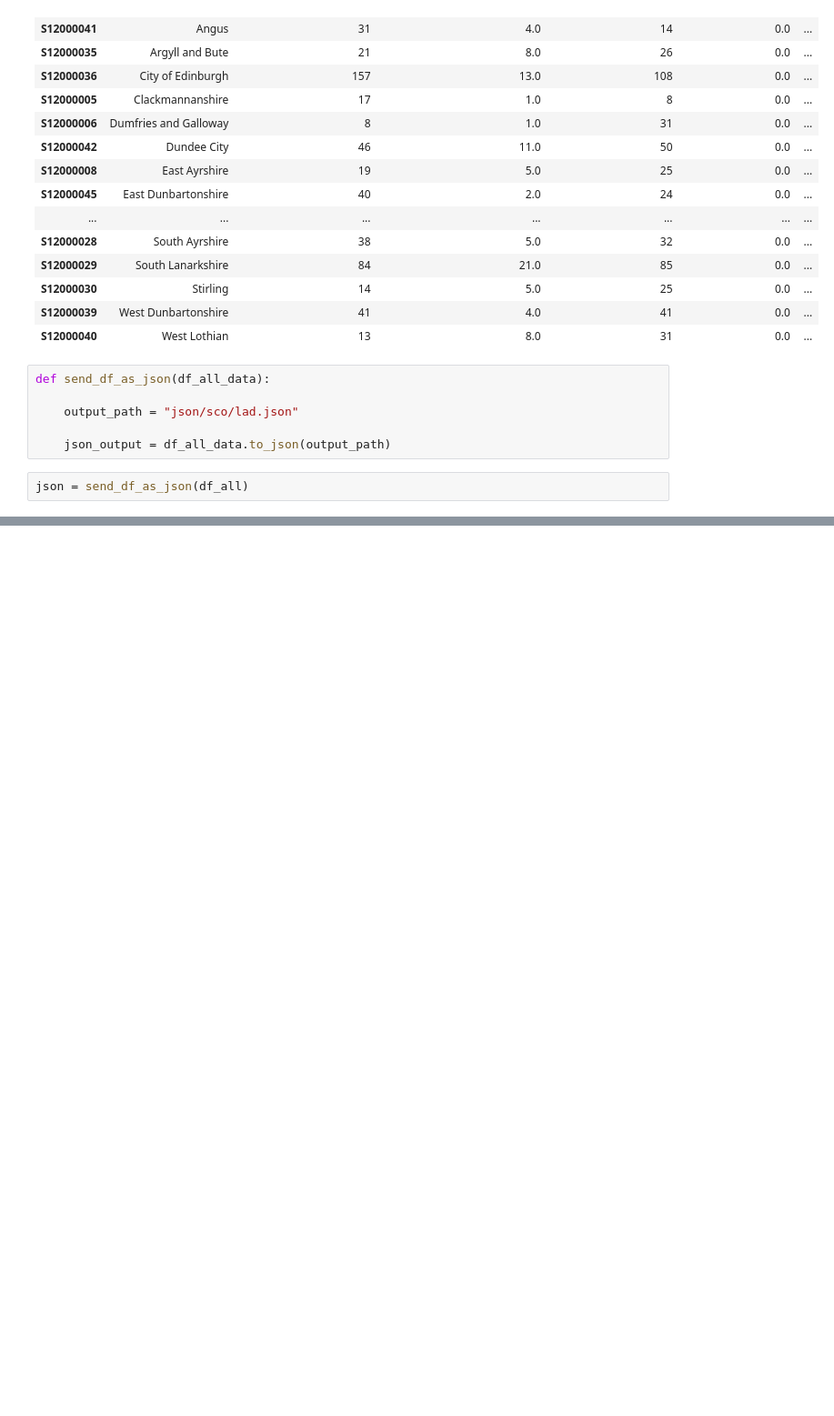
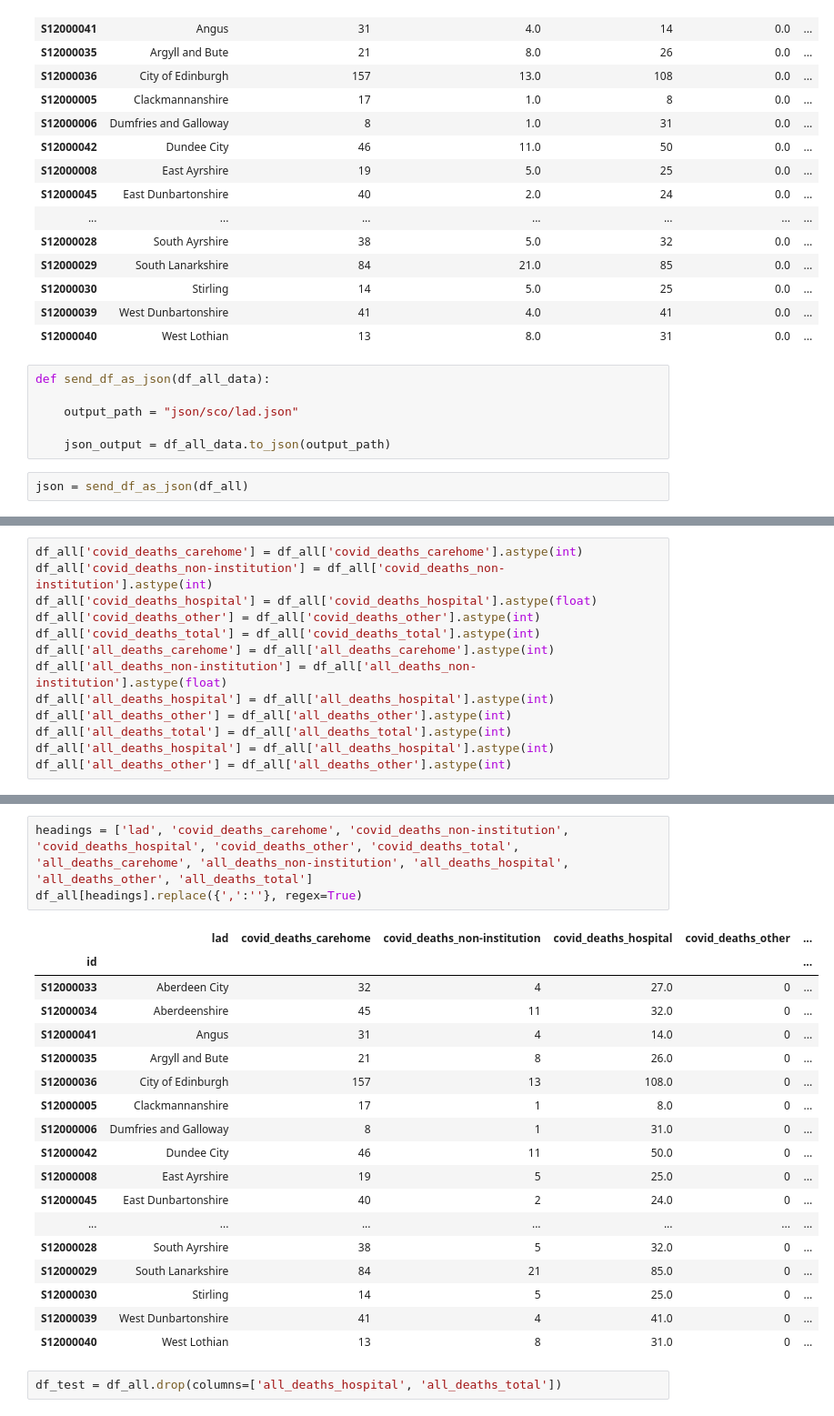
Before and after one commit to covidmaps/scotland, a Jupyter notebook: playground.ipynb, the cells around one changed output, grey strips where cells are left out. Shown: that part at 91% size. Drawn from its saved outputs; the diff is of its cells as text; blank space fills up the shorter version.

Commit message:
update new test json

```diff
--- a/playground.ipynb
+++ b/playground.ipynb
@@ -239,0 +260,13 @@ json = send_df_as_json(df_all)
+# %%
+df_all['covid_deaths_carehome'] = df_all['covid_deaths_carehome'].astype(int)
+df_all['covid_deaths_non-institution'] = df_all['covid_deaths_non-institution'].astype(int)
+df_all['covid_deaths_hospital'] = df_all['covid_deaths_hospital'].astype(float)
+df_all['covid_deaths_other'] = df_all['covid_deaths_other'].astype(int)
+df_all['covid_deaths_total'] = df_all['covid_deaths_total'].astype(int)
+df_all['all_deaths_carehome'] = df_all['all_deaths_carehome'].astype(int)
+df_all['all_deaths_non-institution'] = df_all['all_deaths_non-institution'].astype(float)
+df_all['all_deaths_hospital'] = df_all['all_deaths_hospital'].astype(int)
+df_all['all_deaths_other'] = df_all['all_deaths_other'].astype(int)
+df_all['all_deaths_total'] = df_all['all_deaths_total'].astype(int)
+df_all['all_deaths_hospital'] = df_all['all_deaths_hospital'].astype(int)
+df_all['all_deaths_other'] = df_all['all_deaths_other'].astype(int)
@@ -239,0 +297,24 @@ json = send_df_as_json(df_all)
+# %%
+headings = ['lad', 'covid_deaths_carehome', 'covid_deaths_non-institution', 'covid_deaths_hospital', 'covid_deaths_other', 'covid_deaths_total', 'all_deaths_carehome', 'all_deaths_non-institution', 'all_deaths_hospital', 'all_deaths_other', 'all_deaths_total']
+df_all[headings].replace({',':''}, regex=True)
+# %% [output]
+|  | lad | covid_deaths_carehome | covid_deaths_non-institution | covid_deaths_hospital | covid_deaths_other | ... |
+| id |  |  |  |  |  | ... |
+| S12000033 | Aberdeen City | 32 | 4 | 27.0 | 0 | ... |
+| S12000034 | Aberdeenshire | 45 | 11 | 32.0 | 0 | ... |
+| S12000041 | Angus | 31 | 4 | 14.0 | 0 | ... |
+| S12000035 | Argyll and Bute | 21 | 8 | 26.0 | 0 | ... |
+| S12000036 | City of Edinburgh | 157 | 13 | 108.0 | 0 | ... |
+| S12000005 | Clackmannanshire | 17 | 1 | 8.0 | 0 | ... |
+| S12000006 | Dumfries and Galloway | 8 | 1 | 31.0 | 0 | ... |
+| S12000042 | Dundee City | 46 | 11 | 50.0 | 0 | ... |
+| S12000008 | East Ayrshire | 19 | 5 | 25.0 | 0 | ... |
+| S12000045 | East Dunbartonshire | 40 | 2 | 24.0 | 0 | ... |
+| ... | ... | ... | ... | ... | ... | ... |
+| S12000028 | South Ayrshire | 38 | 5 | 32.0 | 0 | ... |
+| S12000029 | South Lanarkshire | 84 | 21 | 85.0 | 0 | ... |
+| S12000030 | Stirling | 14 | 5 | 25.0 | 0 | ... |
+| S12000039 | West Dunbartonshire | 41 | 4 | 41.0 | 0 | ... |
+| S12000040 | West Lothian | 13 | 8 | 31.0 | 0 | ... |
+# %%
+df_test = df_all.drop(columns=['all_deaths_hospital', 'all_deaths_total'])
```
Also changed, not shown: parts of 8 cells of this notebook, 5 other files.
